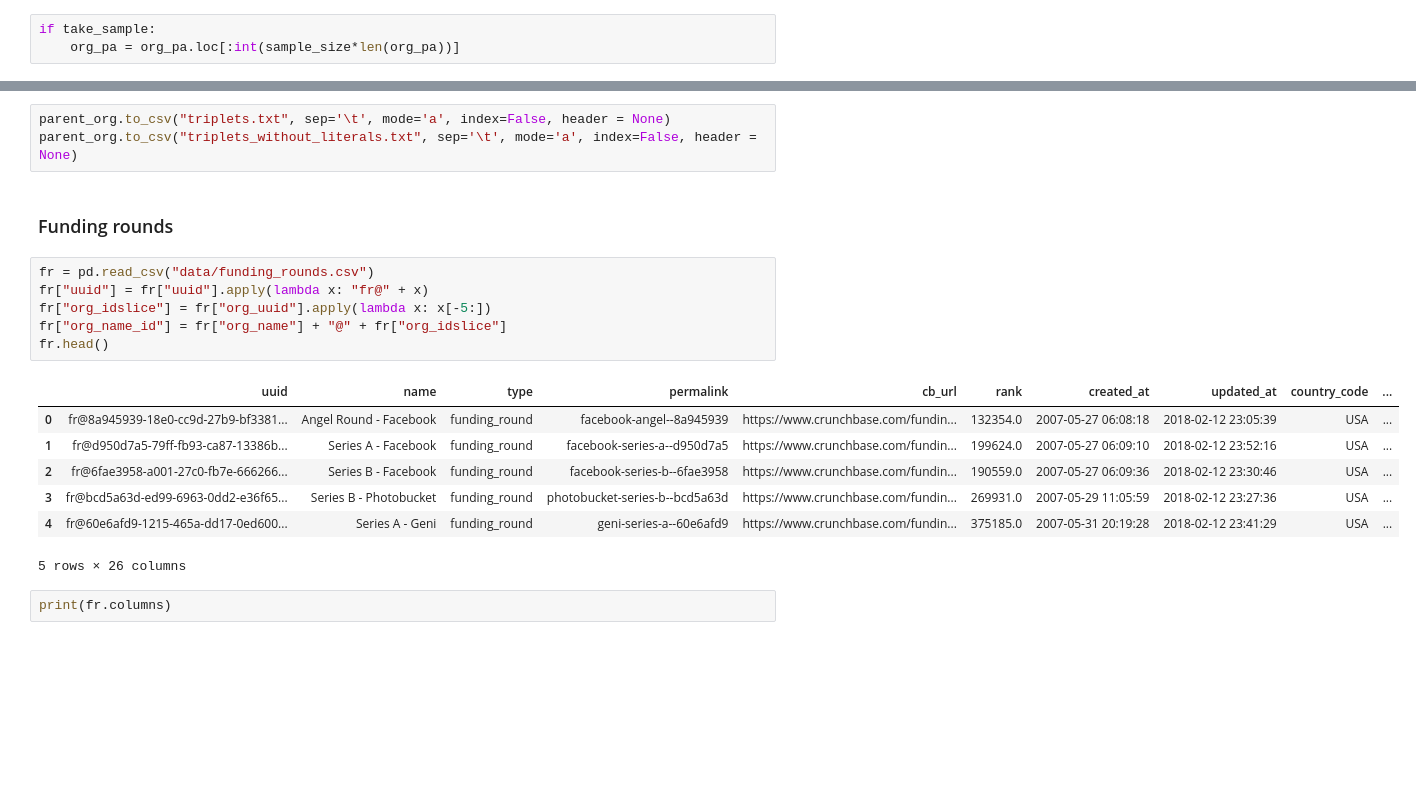
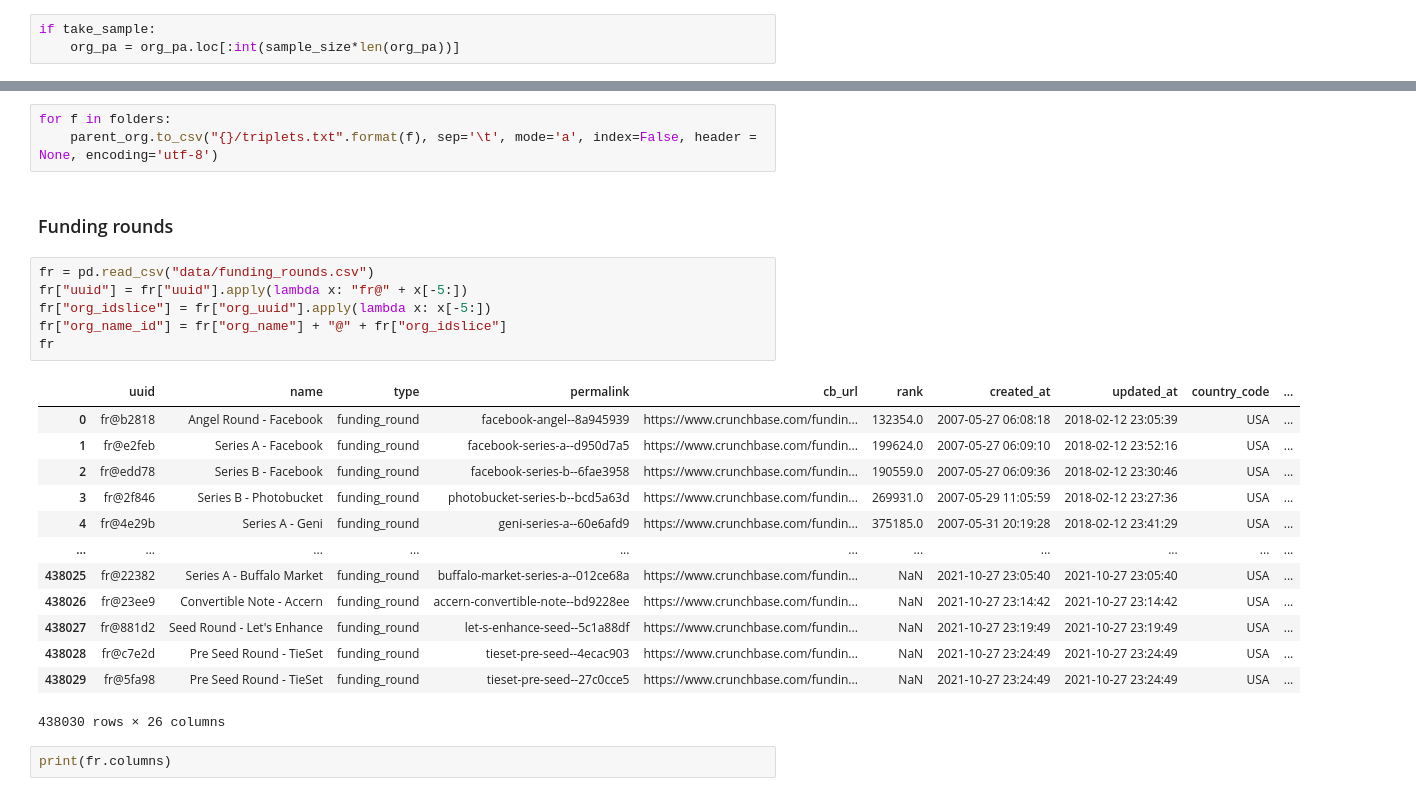
Before and after one commit to colab-nyuad/CrunchQA, a Jupyter notebook: script.ipynb, the cells around one changed output, grey strips where cells are left out. Saved outputs shown, nothing was run; the diff lists cells and outputs as text; blank space fills up the shorter version.

```diff
--- a/script.ipynb
+++ b/script.ipynb
@@ -858,22 +750,28 @@ parent_org
 # %%
-parent_org.to_csv("triplets.txt", sep='\t', mode='a', index=False, header = None)
-parent_org.to_csv("triplets_without_literals.txt", sep='\t', mode='a', index=False, header = None)
+for f in folders:
+    parent_org.to_csv("{}/triplets.txt".format(f), sep='\t', mode='a', index=False, header = None, encoding='utf-8')
 # %% [markdown]
 ### Funding rounds
 # %%
 fr = pd.read_csv("data/funding_rounds.csv")
-fr["uuid"] = fr["uuid"].apply(lambda x: "fr@" + x)
+fr["uuid"] = fr["uuid"].apply(lambda x: "fr@" + x[-5:])
 fr["org_idslice"] = fr["org_uuid"].apply(lambda x: x[-5:])
 fr["org_name_id"] = fr["org_name"] + "@" + fr["org_idslice"]
-fr.head()
+fr
 # %% [output]
 |  | uuid | name | type | permalink | cb_url | rank | created_at | updated_at | country_code | ... |
-| 0 | fr@8a945939-18e0-cc9d-27b9-bf3381... | Angel Round - Facebook | funding_round | facebook-angel--8a945939 | https://www.crunchbase.com/fundin... | 132354.0 | 2007-05-27 06:08:18 | 2018-02-12 23:05:39 | USA | ... |
-| 1 | fr@d950d7a5-79ff-fb93-ca87-13386b... | Series A - Facebook | funding_round | facebook-series-a--d950d7a5 | https://www.crunchbase.com/fundin... | 199624.0 | 2007-05-27 06:09:10 | 2018-02-12 23:52:16 | USA | ... |
-| 2 | fr@6fae3958-a001-27c0-fb7e-666266... | Series B - Facebook | funding_round | facebook-series-b--6fae3958 | https://www.crunchbase.com/fundin... | 190559.0 | 2007-05-27 06:09:36 | 2018-02-12 23:30:46 | USA | ... |
-| 3 | fr@bcd5a63d-ed99-6963-0dd2-e36f65... | Series B - Photobucket | funding_round | photobucket-series-b--bcd5a63d | https://www.crunchbase.com/fundin... | 269931.0 | 2007-05-29 11:05:59 | 2018-02-12 23:27:36 | USA | ... |
-| 4 | fr@60e6afd9-1215-465a-dd17-0ed600... | Series A - Geni | funding_round | geni-series-a--60e6afd9 | https://www.crunchbase.com/fundin... | 375185.0 | 2007-05-31 20:19:28 | 2018-02-12 23:41:29 | USA | ... |
+| 0 | fr@b2818 | Angel Round - Facebook | funding_round | facebook-angel--8a945939 | https://www.crunchbase.com/fundin... | 132354.0 | 2007-05-27 06:08:18 | 2018-02-12 23:05:39 | USA | ... |
+| 1 | fr@e2feb | Series A - Facebook | funding_round | facebook-series-a--d950d7a5 | https://www.crunchbase.com/fundin... | 199624.0 | 2007-05-27 06:09:10 | 2018-02-12 23:52:16 | USA | ... |
+| 2 | fr@edd78 | Series B - Facebook | funding_round | facebook-series-b--6fae3958 | https://www.crunchbase.com/fundin... | 190559.0 | 2007-05-27 06:09:36 | 2018-02-12 23:30:46 | USA | ... |
+| 3 | fr@2f846 | Series B - Photobucket | funding_round | photobucket-series-b--bcd5a63d | https://www.crunchbase.com/fundin... | 269931.0 | 2007-05-29 11:05:59 | 2018-02-12 23:27:36 | USA | ... |
+| 4 | fr@4e29b | Series A - Geni | funding_round | geni-series-a--60e6afd9 | https://www.crunchbase.com/fundin... | 375185.0 | 2007-05-31 20:19:28 | 2018-02-12 23:41:29 | USA | ... |
+| ... | ... | ... | ... | ... | ... | ... | ... | ... | ... | ... |
+| 438025 | fr@22382 | Series A - Buffalo Market | funding_round | buffalo-market-series-a--012ce68a | https://www.crunchbase.com/fundin... | NaN | 2021-10-27 23:05:40 | 2021-10-27 23:05:40 | USA | ... |
+| 438026 | fr@23ee9 | Convertible Note - Accern | funding_round | accern-convertible-note--bd9228ee | https://www.crunchbase.com/fundin... | NaN | 2021-10-27 23:14:42 | 2021-10-27 23:14:42 | USA | ... |
+| 438027 | fr@881d2 | Seed Round - Let's Enhance | funding_round | let-s-enhance-seed--5c1a88df | https://www.crunchbase.com/fundin... | NaN | 2021-10-27 23:19:49 | 2021-10-27 23:19:49 | USA | ... |
+| 438028 | fr@c7e2d | Pre Seed Round - TieSet | funding_round | tieset-pre-seed--4ecac903 | https://www.crunchbase.com/fundin... | NaN | 2021-10-27 23:24:49 | 2021-10-27 23:24:49 | USA | ... |
+| 438029 | fr@5fa98 | Pre Seed Round - TieSet | funding_round | tieset-pre-seed--27c0cce5 | https://www.crunchbase.com/fundin... | NaN | 2021-10-27 23:24:49 | 2021-10-27 23:24:49 | USA | ... |
-5 rows × 26 columns
+438030 rows × 26 columns
 # %%
 print(fr.columns)
 # %% [output]
```
Also changed, not shown: parts of 265 cells of this notebook.
